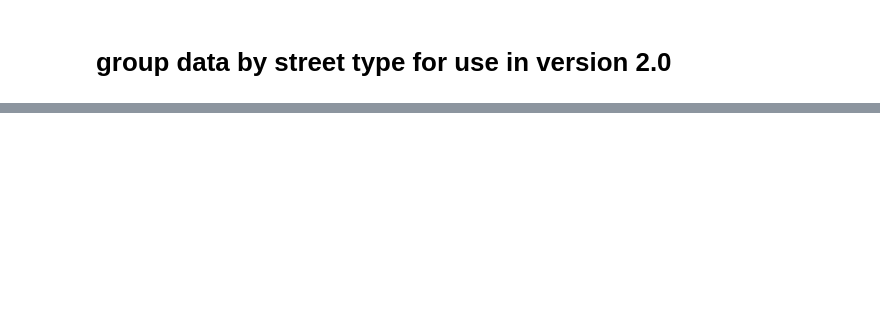
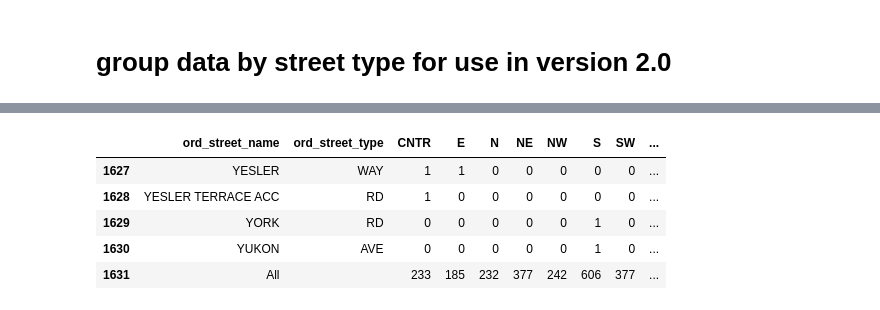
Before and after one commit to mike-babb/seattle_streets, a Jupyter notebook: code/step_06_format_data_for_v2.ipynb, the cells around one changed output, grey strips where cells are left out. Saved outputs shown, nothing was run; the diff lists cells and outputs as text; code cells hidden in the pictures; blank space fills up the shorter version.

```diff
--- a/code/step_06_format_data_for_v2.ipynb
+++ b/code/step_06_format_data_for_v2.ipynb
@@ -108,0 +167,2 @@ st_name_type_df.head()
+# %%
+pv_df.columns = [cn[1] for cn in pv_df.columns]
@@ -108,0 +173,11 @@ st_name_type_df.head()
+# %%
+pv_df = pv_df.reset_index()
+# %%
+pv_df.tail()
+# %% [output]
+|  | ord_street_name | ord_street_type | CNTR | E | N | NE | NW | S | SW | ... |
+| 1627 | YESLER | WAY | 1 | 1 | 0 | 0 | 0 | 0 | 0 | ... |
+| 1628 | YESLER TERRACE ACC | RD | 1 | 0 | 0 | 0 | 0 | 0 | 0 | ... |
+| 1629 | YORK | RD | 0 | 0 | 0 | 0 | 0 | 1 | 0 | ... |
+| 1630 | YUKON | AVE | 0 | 0 | 0 | 0 | 0 | 1 | 0 | ... |
+| 1631 | All |  | 233 | 185 | 232 | 377 | 242 | 606 | 377 | ... |
```
Also changed, not shown: parts of 226 cells of this notebook, 6 other files.
